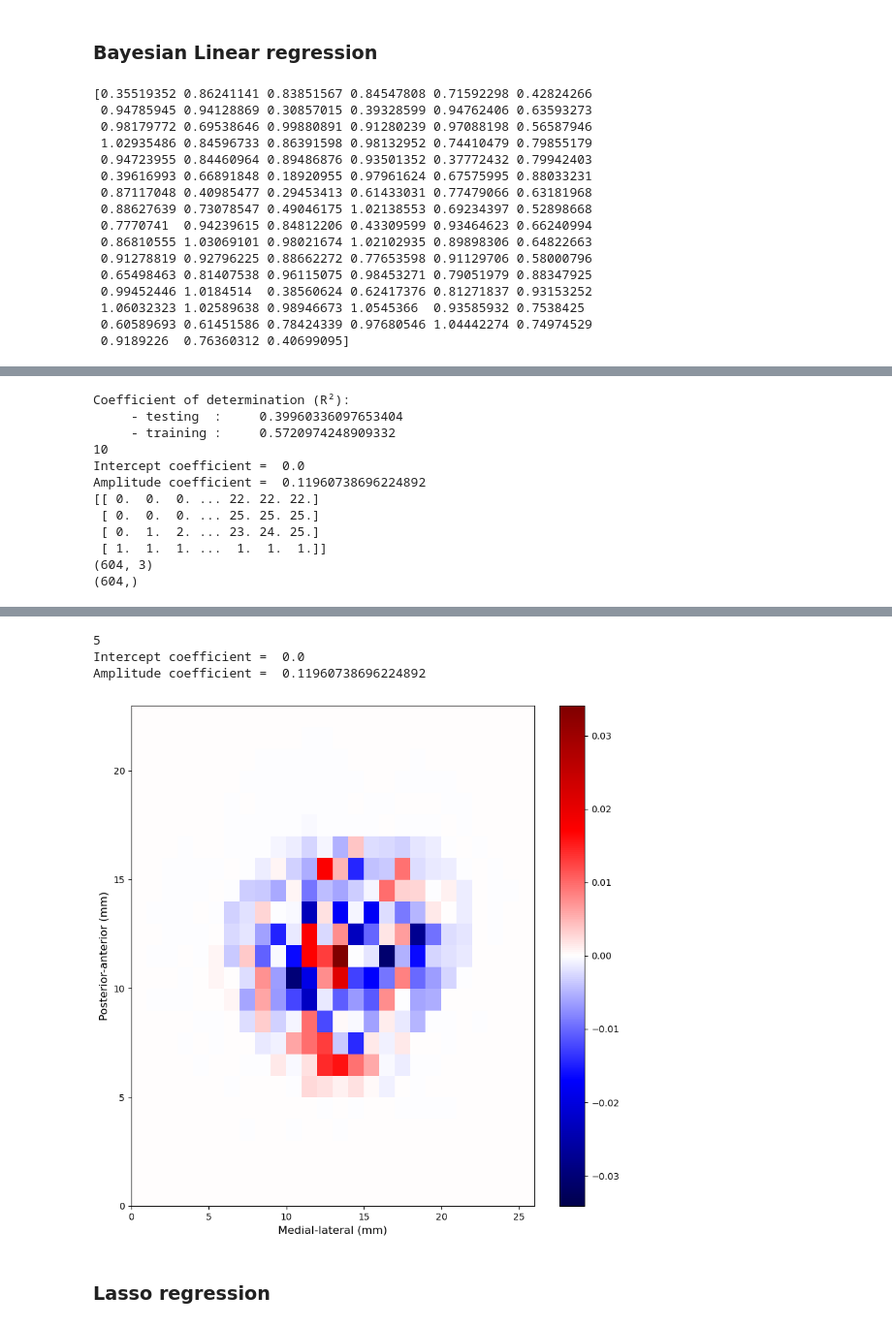
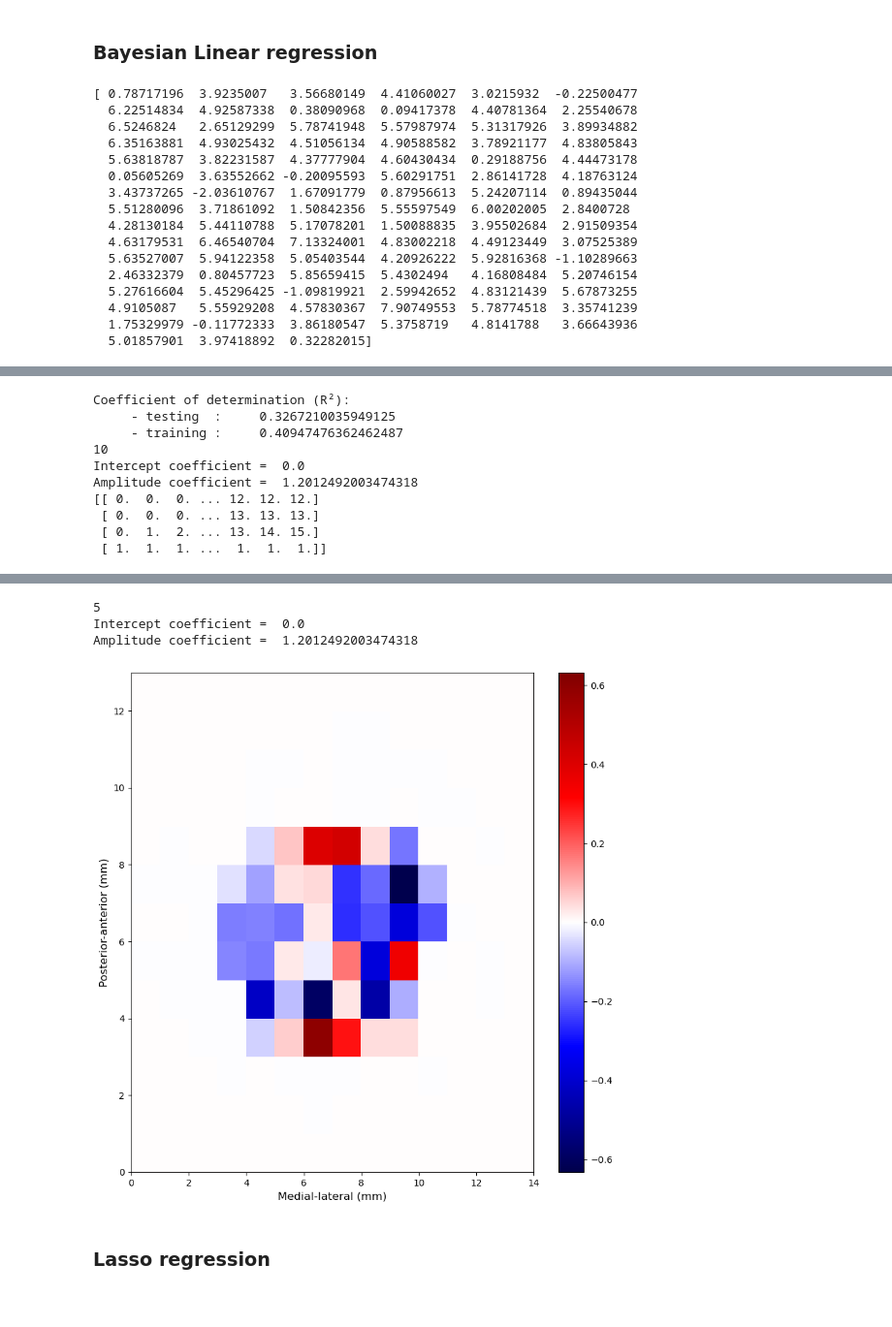
Before and after one commit to QuentinSav/probabilistic-stimulation-maps, a Jupyter notebook: modelEvaluation.ipynb, the cells around one changed output, grey strips where cells are left out. Shown at 97% size. Drawn from its saved outputs; the diff is of its cells as text; code cells hidden in the pictures.

```diff
--- a/modelEvaluation.ipynb
+++ b/modelEvaluation.ipynb
@@ -32,7 +32,7 @@ The data have already been preprocessed using the matlab class PSM (using the ge
 # %%
 
 # Load vectorized VTA matrix
-dataset = scipy.io.loadmat('../../03_Data/ML_datasets/trilinear_interpolation/dataset_1100um.mat')
+dataset = scipy.io.loadmat('../../03_Data/ML_datasets/trilinear_interpolation/dataset_2000um.mat')
 #dataset = scipy.io.loadmat('./data.mat')
 table = pandas.read_csv('table.csv')
 
@@ -447,24 +439,24 @@ Amplitude coefficient =  -1.1209388699498959
 from sklearn.linear_model import BayesianRidge
 
 model = BayesianRidge(alpha_1=1e-3, alpha_2=1e-3, lambda_1=1e-3, lambda_2=1e-3)
-model.fit(X_train, (y_train))
-plot_results(model, X_test, y_test, X_train, y_train, transformed=False)
+model.fit(X_train, logit(y_train))
+plot_results(model, X_test, y_test, X_train, y_train, transformed=True)
 plot_map(model.coef_, dim='3D', markersize=10, dispthreshold=0.005)
 plot_map(model.coef_, dim='2D')
 # %% [output]
-[0.35519352 0.86241141 0.83851567 0.84547808 0.71592298 0.42824266
- 0.94785945 0.94128869 0.30857015 0.39328599 0.94762406 0.63593273
- 0.98179772 0.69538646 0.99880891 0.91280239 0.97088198 0.56587946
- 1.02935486 0.84596733 0.86391598 0.98132952 0.74410479 0.79855179
- 0.94723955 0.84460964 0.89486876 0.93501352 0.37772432 0.79942403
- 0.39616993 0.66891848 0.18920955 0.97961624 0.67575995 0.88033231
- 0.87117048 0.40985477 0.29453413 0.61433031 0.77479066 0.63181968
- 0.88627639 0.73078547 0.49046175 1.02138553 0.69234397 0.52898668
- 0.7770741  0.94239615 0.84812206 0.43309599 0.93464623 0.66240994
- 0.86810555 1.03069101 0.98021674 1.02102935 0.89898306 0.64822663
- 0.91278819 0.92796225 0.88662272 0.77653598 0.91129706 0.58000796
- 0.65498463 0.81407538 0.96115075 0.98453271 0.79051979 0.88347925
- 0.99452446 1.0184514  0.38560624 0.62417376 0.81271837 0.93153252
- 1.06032323 1.02589638 0.98946673 1.0545366  0.93585932 0.7538425
- 0.60589693 0.61451586 0.78424339 0.97680546 1.04442274 0.74974529
- 0.9189226  0.76360312 0.40699095]
+[ 0.78717196  3.9235007   3.56680149  4.41060027  3.0215932  -0.22500477
+  6.22514834  4.92587338  0.38090968  0.09417378  4.40781364  2.25540678
+  6.5246824   2.65129299  5.78741948  5.57987974  5.31317926  3.89934882
+  6.35163881  4.93025432  4.51056134  4.90588582  3.78921177  4.83805843
+  5.63818787  3.82231587  4.37777904  4.60430434  0.29188756  4.44473178
+  0.05605269  3.63552662 -0.20095593  5.60291751  2.86141728  4.18763124
+  3.43737265 -2.03610767  1.67091779  0.87956613  5.24207114  0.89435044
+  5.51280096  3.71861092  1.50842356  5.55597549  6.00202005  2.8400728
+  4.28130184  5.44110788  5.17078201  1.50088835  3.95502684  2.91509354
+  4.63179531  6.46540704  7.13324001  4.83002218  4.49123449  3.07525389
+  5.63527007  5.94122358  5.05403544  4.20926222  5.92816368 -1.10289663
+  2.46332379  0.80457723  5.85659415  5.4302494   4.16808484  5.20746154
+  5.27616604  5.45296425 -1.09819921  2.59942652  4.83121439  5.67873255
+  4.9105087   5.55929208  4.57830367  7.90749553  5.78774518  3.35741239
+  1.75329979 -0.11772333  3.86180547  5.3758719   4.8141788   3.66643936
+  5.01857901  3.97418892  0.32282015]
@@ -472,20 +464,18 @@ plot_map(model.coef_, dim='2D')
 Coefficient of determination (R²):
-     - testing  :     0.39960336097653404
-     - training :     0.5720974248909332
+     - testing  :     0.3267210035949125
+     - training :     0.40947476362462487
 10
 Intercept coefficient =  0.0
-Amplitude coefficient =  0.11960738696224892
-[[ 0.  0.  0. ... 22. 22. 22.]
- [ 0.  0.  0. ... 25. 25. 25.]
- [ 0.  1.  2. ... 23. 24. 25.]
+Amplitude coefficient =  1.2012492003474318
+[[ 0.  0.  0. ... 12. 12. 12.]
+ [ 0.  0.  0. ... 13. 13. 13.]
+ [ 0.  1.  2. ... 13. 14. 15.]
  [ 1.  1.  1. ...  1.  1.  1.]]
-(604, 3)
-(604,)
 [interactive output not drawn]
 5
 Intercept coefficient =  0.0
-Amplitude coefficient =  0.11960738696224892
+Amplitude coefficient =  1.2012492003474318
-[figure, old version]
+[figure, new version]
 # %% [markdown]
 ### Lasso regression
 # %%
```
Also changed, not shown: parts of 13 cells of this notebook, 1 other file.
